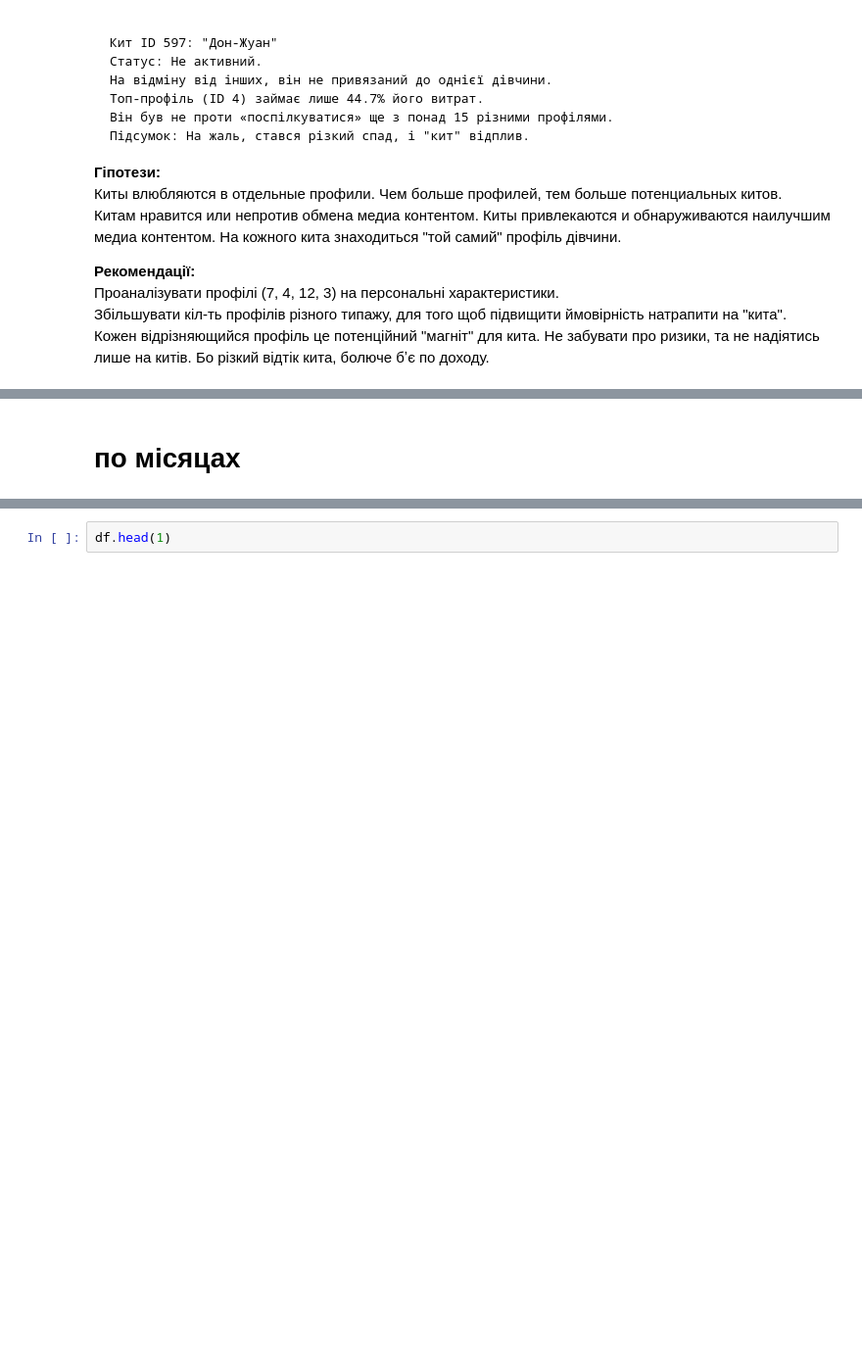
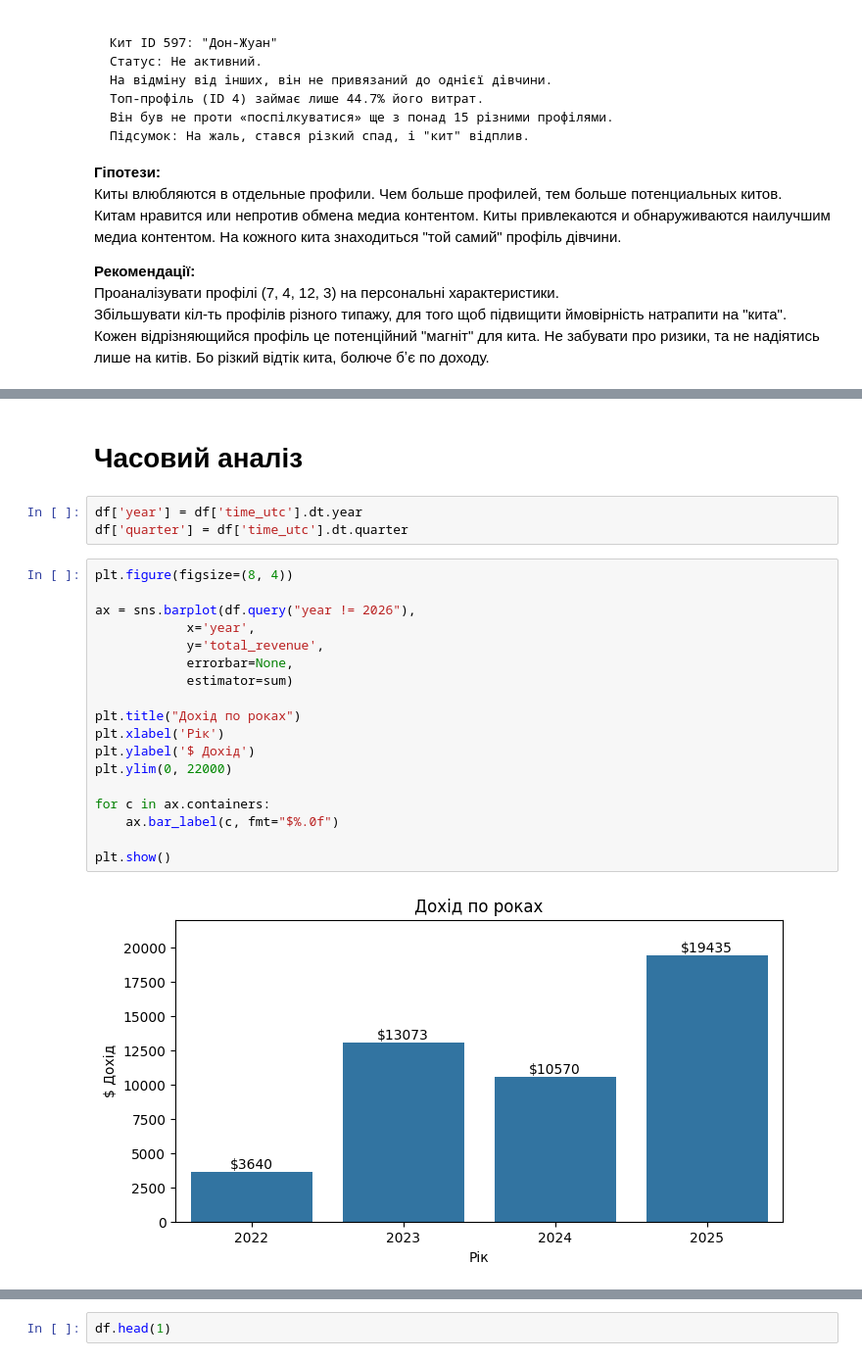
Before and after one commit to Chocopie-DA/db_analysis_sql_sweetylove, a Jupyter notebook: 03_notebooks/EDA.ipynb, the cells around one changed output, grey strips where cells are left out. Shown at 98% size. Cells and saved outputs as stored; diff of their text form; blank space fills up the shorter version.

Commit message:
time analysis

```diff
--- a/03_notebooks/EDA.ipynb
+++ b/03_notebooks/EDA.ipynb
@@ -1210,2 +1556,25 @@ id  | LTV | % від total| % чат/медіа/інші | LT(днів)| Act. Da
 # %% [markdown]
-# по місяцах
+# Часовий аналіз
+# %%
+df['year'] = df['time_utc'].dt.year
+df['quarter'] = df['time_utc'].dt.quarter
+# %%
+plt.figure(figsize=(8, 4))
+
+ax = sns.barplot(df.query("year != 2026"),
+            x='year',
+            y='total_revenue',
+            errorbar=None,
+            estimator=sum)
+
+plt.title("Дохід по роках")
+plt.xlabel('Рік')
+plt.ylabel('$ Дохід')
+plt.ylim(0, 22000)
+
+for c in ax.containers:
+    ax.bar_label(c, fmt="$%.0f")
+
+plt.show()
+# %% [output]
+[figure, added]
```
Also changed, not shown: parts of 113 cells of this notebook.
